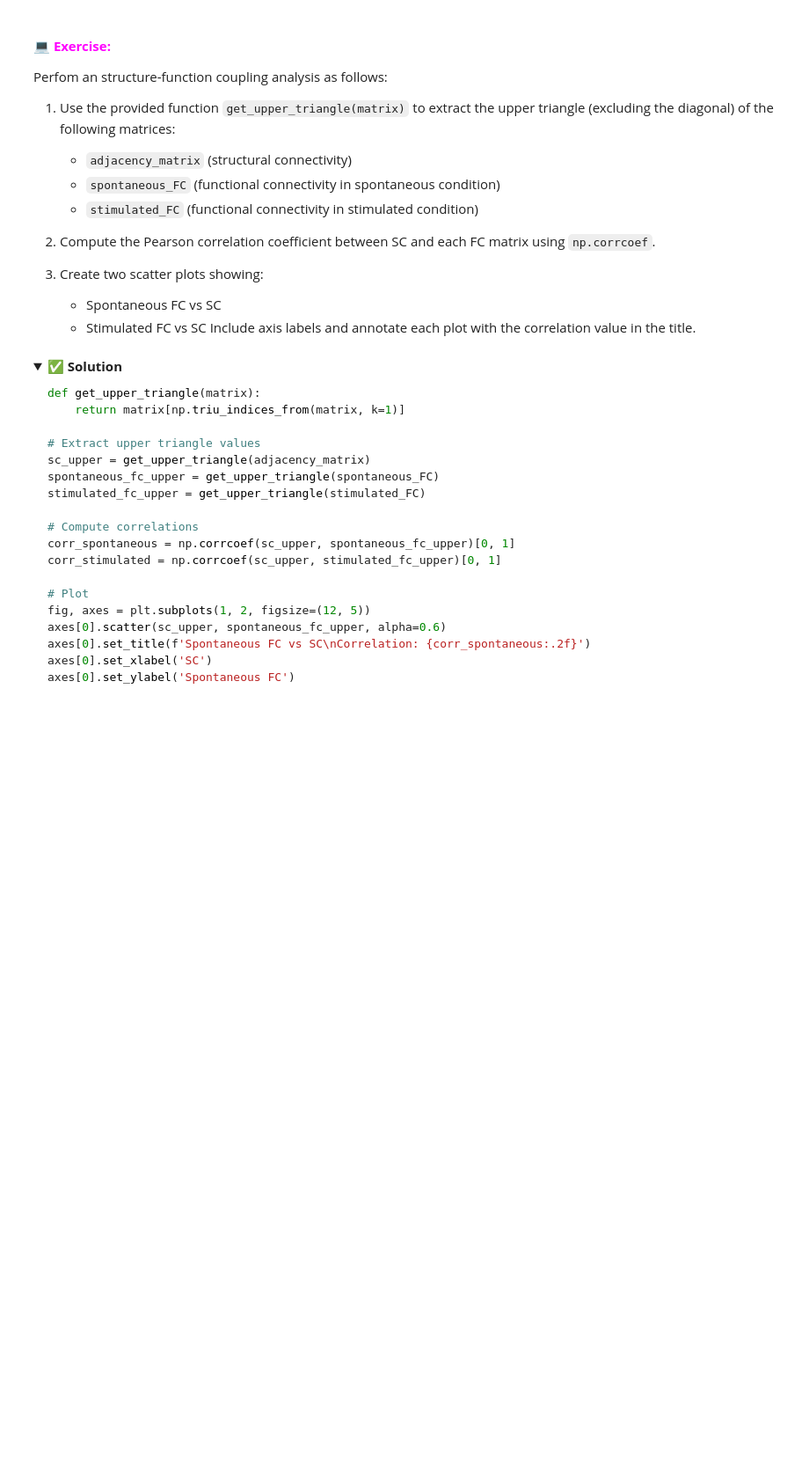
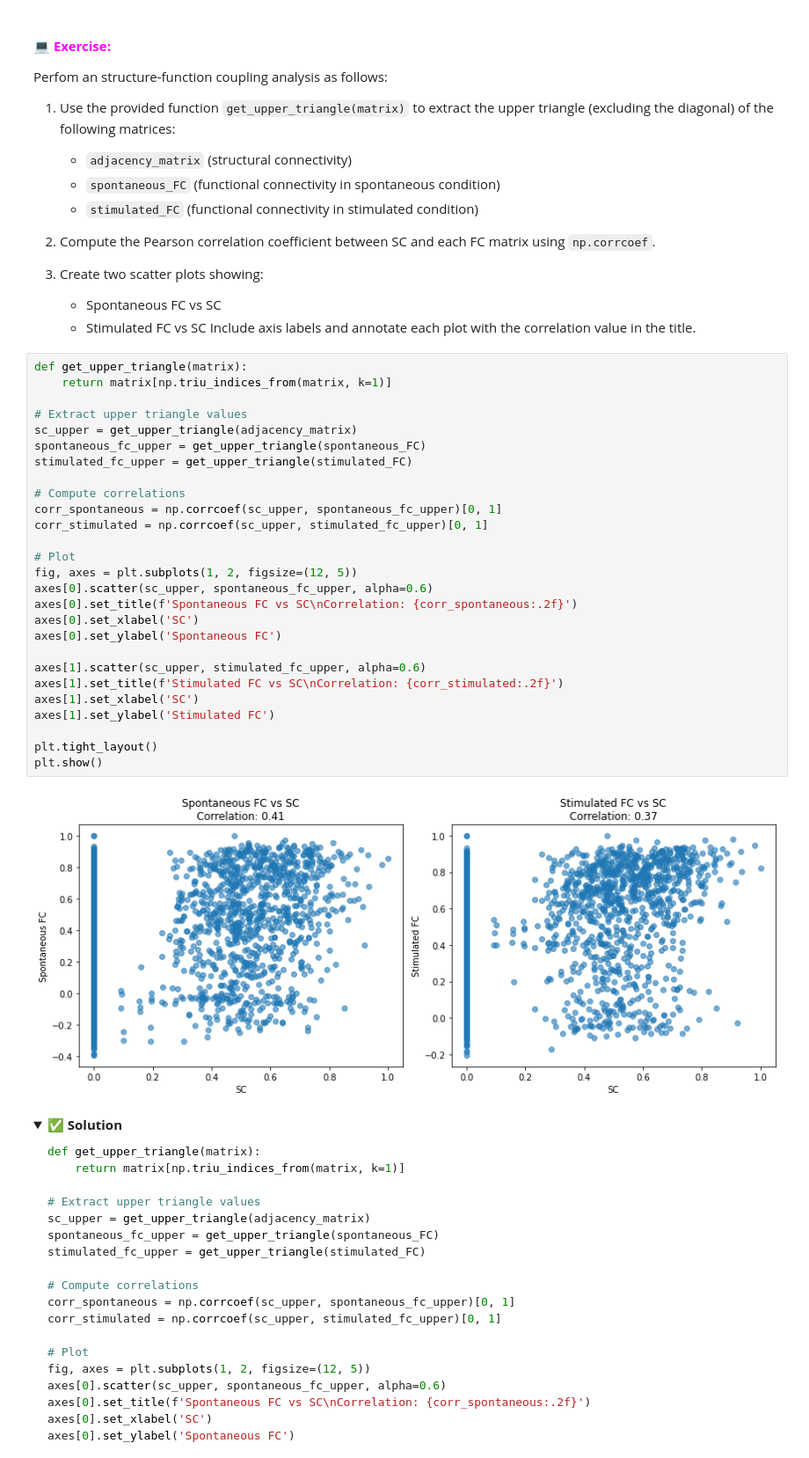
Before and after one commit to pdesrosiers/brain-connectivity-and-dynamics, a Jupyter notebook: notebooks/structural_functional_connectivity_tutorial.ipynb, the cells around one changed output. Shown at 88% size. Cells and saved outputs as stored; diff of their text form; folded sections open; blank space fills up the shorter version.

```diff
--- a/notebooks/structural_functional_connectivity_tutorial.ipynb
+++ b/notebooks/structural_functional_connectivity_tutorial.ipynb
@@ -2544,6 +2544,35 @@ Perfom an structure-function coupling analysis as follows:
    - Spontaneous FC vs SC
    - Stimulated FC vs SC
    Include axis labels and annotate each plot with the correlation value in the title.
+# %%
+def get_upper_triangle(matrix):
+    return matrix[np.triu_indices_from(matrix, k=1)]
+
+# Extract upper triangle values
+sc_upper = get_upper_triangle(adjacency_matrix)
+spontaneous_fc_upper = get_upper_triangle(spontaneous_FC)
+stimulated_fc_upper = get_upper_triangle(stimulated_FC)
+
+# Compute correlations
+corr_spontaneous = np.corrcoef(sc_upper, spontaneous_fc_upper)[0, 1]
+corr_stimulated = np.corrcoef(sc_upper, stimulated_fc_upper)[0, 1]
+
+# Plot
+fig, axes = plt.subplots(1, 2, figsize=(12, 5))
+axes[0].scatter(sc_upper, spontaneous_fc_upper, alpha=0.6)
+axes[0].set_title(f'Spontaneous FC vs SC\nCorrelation: {corr_spontaneous:.2f}')
+axes[0].set_xlabel('SC')
+axes[0].set_ylabel('Spontaneous FC')
+
+axes[1].scatter(sc_upper, stimulated_fc_upper, alpha=0.6)
+axes[1].set_title(f'Stimulated FC vs SC\nCorrelation: {corr_stimulated:.2f}')
+axes[1].set_xlabel('SC')
+axes[1].set_ylabel('Stimulated FC')
+
+plt.tight_layout()
+plt.show()
+# %% [output]
+[figure, added]
 # %% [markdown]
 </details> <details> <summary>✅ <strong>Solution</strong></summary>
 
```
Also changed, not shown: parts of 20 cells of this notebook.
